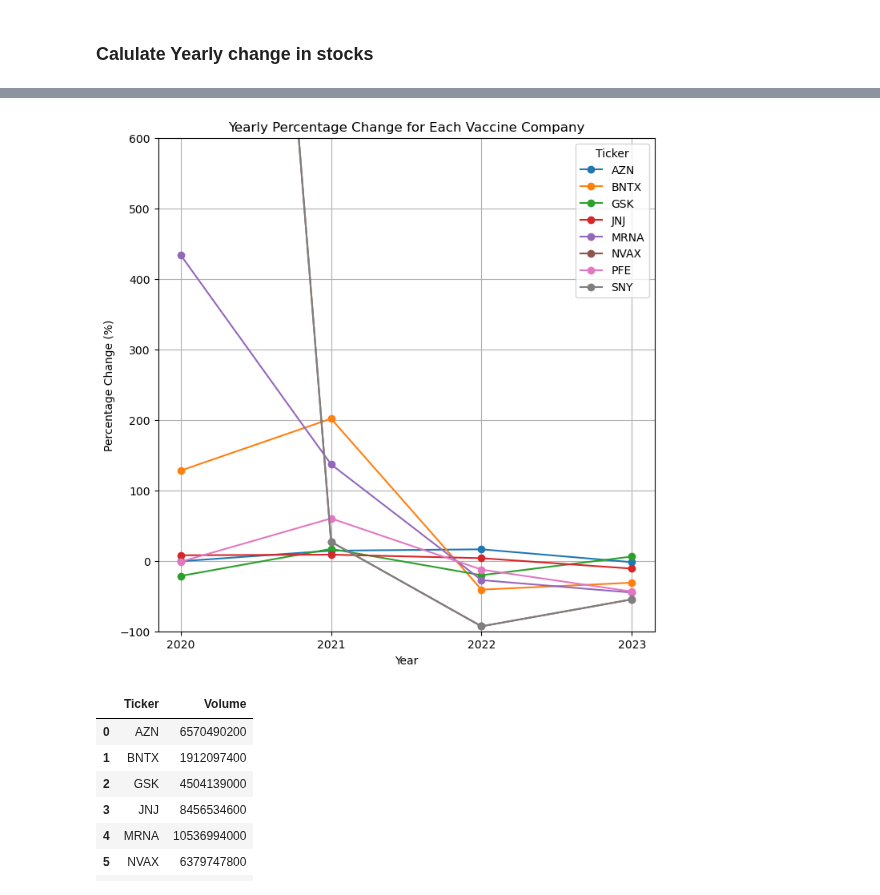
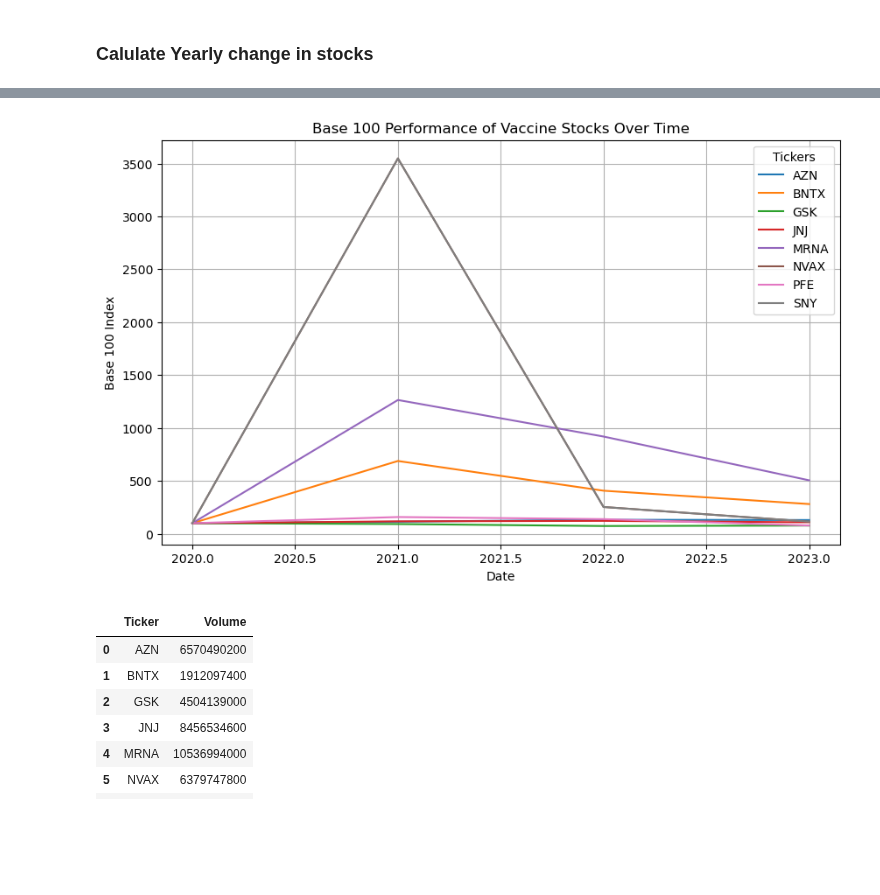
Before and after one commit to nazimben25/project1_group2, a Jupyter notebook: Muskan/stock_analysis.ipynb, the cells around one changed output, grey strips where cells are left out. Drawn from its saved outputs; the diff is of its cells as text; code cells hidden in the pictures; blank space fills up the shorter version.

Commit message:
'Graph-'

```diff
--- a/Muskan/stock_analysis.ipynb
+++ b/Muskan/stock_analysis.ipynb
@@ -250,6 +250,6 @@ print(yearly_grouped[['Ticker', 'Date', 'first_open', 'last_close', 'change', 'p
 31    SNY  2023   10.590000    4.800000   -5.790000         -54.674220
 # %%
 # Set the ticker as index for referencing
-yearly_change_df = yearly_grouped.set_index("Ticker")
-yearly_change_df
+#yearly_change_df = yearly_grouped.set_index("Ticker")
+yearly_grouped
 # %% [output]
@@ -312,33 +313,27 @@ plt.show()
 # %%
- #Create a figure and axes
-plt.figure(figsize=(8, 8))
+# Plotting the Base 100 for each ticker
+plt.figure(figsize=(10, 6))
 
-tickers = yearly_change_df.index.unique()
+# Loop through each ticker and plot its base_100 over time
+tickers = yearly_change_df['Ticker'].unique()
+for ticker in tickers:
+    # Select the data for the current ticker
+    ticker_data = yearly_change_df[yearly_change_df['Ticker'] == ticker]
 
-# Loop through each ticker and plot its data
-for ticker in tickers:
+    # Plot base_100 against the date
+    plt.plot(ticker_data['Date'], ticker_data['base_100'], label=ticker)
 
-    # Select the data for the current ticker
-    ticker_data = yearly_change_df.loc[ticker]
-
-    # Plot the percentage change over the years
-    plt.plot(ticker_data['Date'].astype(str), ticker_data['percentage_change'], marker='o', label=ticker)
-
-# Add labels, title, and legend
-plt.xlabel('Year')
-plt.ylabel('Percentage Change (%)')
-plt.title('Yearly Percentage Change for Each Vaccine Company')
-plt.legend(title='Ticker', loc='upper right')  # Add legend for tickers
-
-plt.ylim(-100, 600)
-
-
+# Customize the plot
+plt.title('Base 100 Performance of Vaccine Stocks Over Time')
+plt.xlabel('Date')
+plt.ylabel('Base 100 Index')
+plt.legend(title="Tickers")
 plt.grid(True)
 
-
+# Show the plot
 plt.show()
 # %% [output]
-[figure, old version]
+[figure, new version]
 # %%
 # Total stock Volume for each stock
 
```
Also changed, not shown: parts of 4 cells of this notebook, 1 other file.
